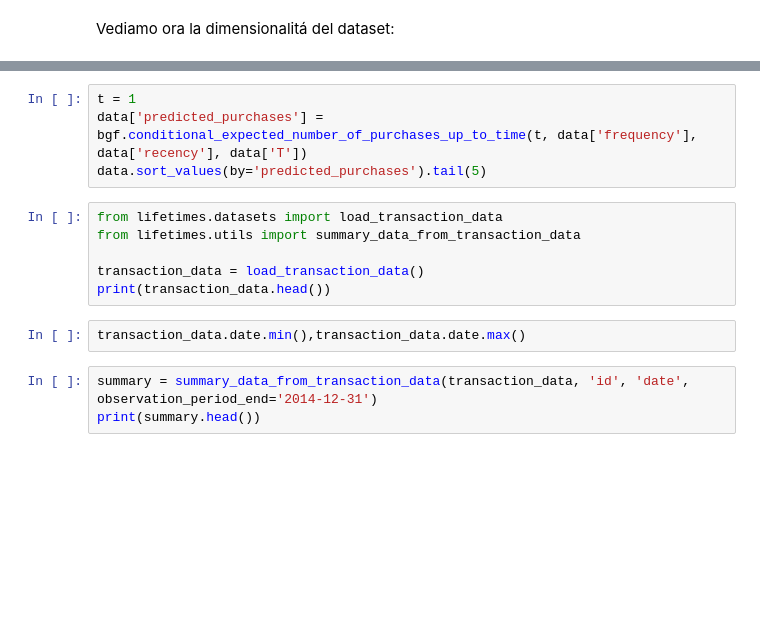
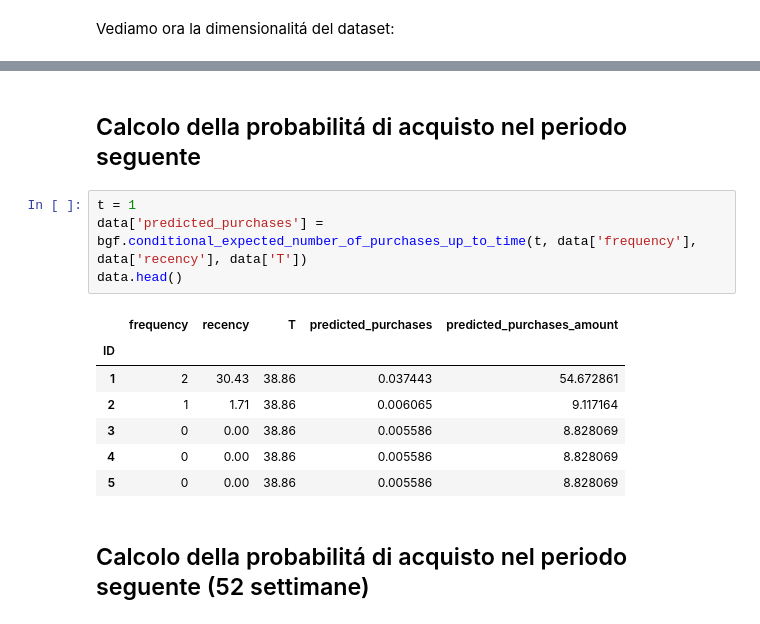
Before and after one commit to alesaccoia/IULM_DDM2324_Notebooks, a Jupyter notebook: 18_BTYD_1.ipynb, the cells around one changed output, grey strips where cells are left out. Drawn from its saved outputs; the diff is of its cells as text; blank space fills up the shorter version.

```diff
--- a/18_BTYD_1.ipynb
+++ b/18_BTYD_1.ipynb
@@ -44,15 +116,16 @@ plot_probability_alive_matrix(bgf)
+# %% [markdown]
+## Calcolo della probabilitá di acquisto nel periodo seguente
 # %%
 t = 1
 data['predicted_purchases'] = bgf.conditional_expected_number_of_purchases_up_to_time(t, data['frequency'], data['recency'], data['T'])
-data.sort_values(by='predicted_purchases').tail(5)
+data.head()
+# %% [output]
+|  | frequency | recency | T | predicted_purchases | predicted_purchases_amount |
+| ID |  |  |  |  |  |
+| 1 | 2 | 30.43 | 38.86 | 0.037443 | 54.672861 |
+| 2 | 1 | 1.71 | 38.86 | 0.006065 | 9.117164 |
+| 3 | 0 | 0.00 | 38.86 | 0.005586 | 8.828069 |
+| 4 | 0 | 0.00 | 38.86 | 0.005586 | 8.828069 |
+| 5 | 0 | 0.00 | 38.86 | 0.005586 | 8.828069 |
-# %%
-from lifetimes.datasets import load_transaction_data
-from lifetimes.utils import summary_data_from_transaction_data
-
-transaction_data = load_transaction_data()
-print(transaction_data.head())
-# %%
-transaction_data.date.min(),transaction_data.date.max()
-# %%
-summary = summary_data_from_transaction_data(transaction_data, 'id', 'date', observation_period_end='2014-12-31')
-print(summary.head())
+# %% [markdown]
+## Calcolo della probabilitá di acquisto nel periodo seguente (52 settimane)
```
Also changed, not shown: parts of 27 cells of this notebook.
